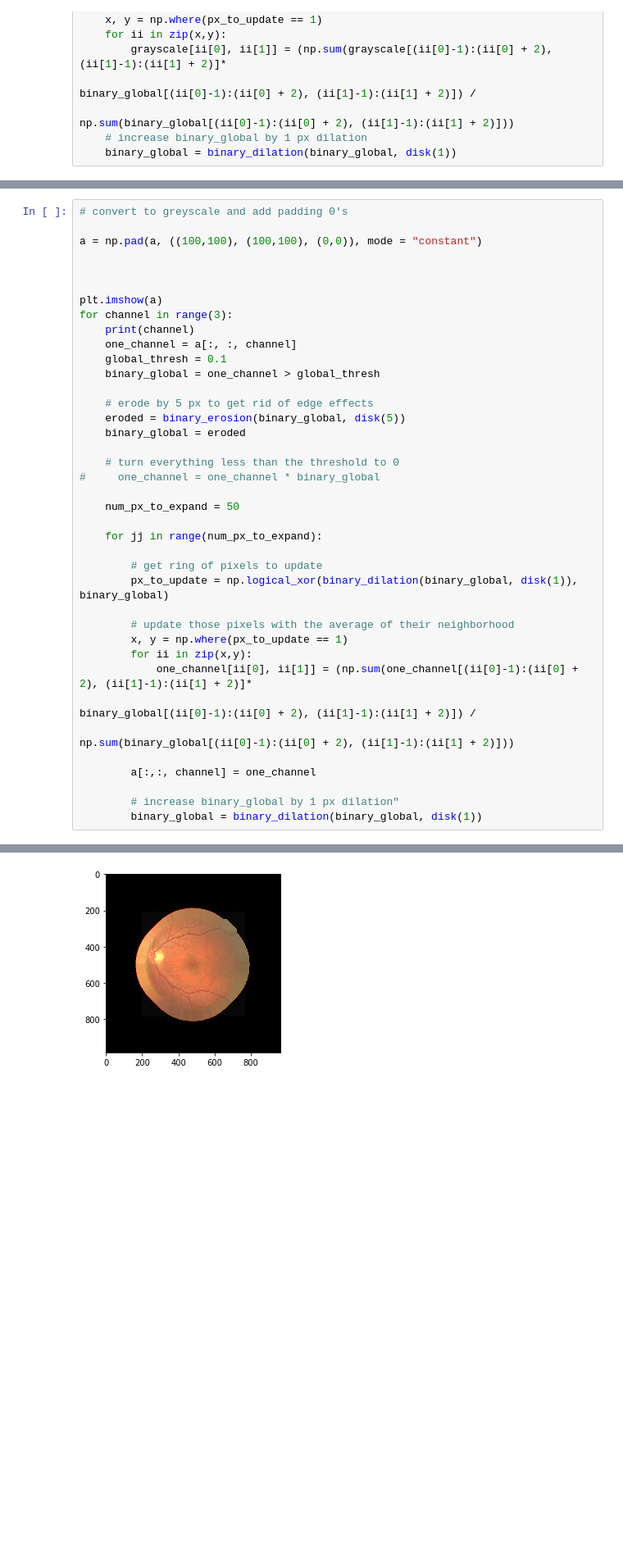
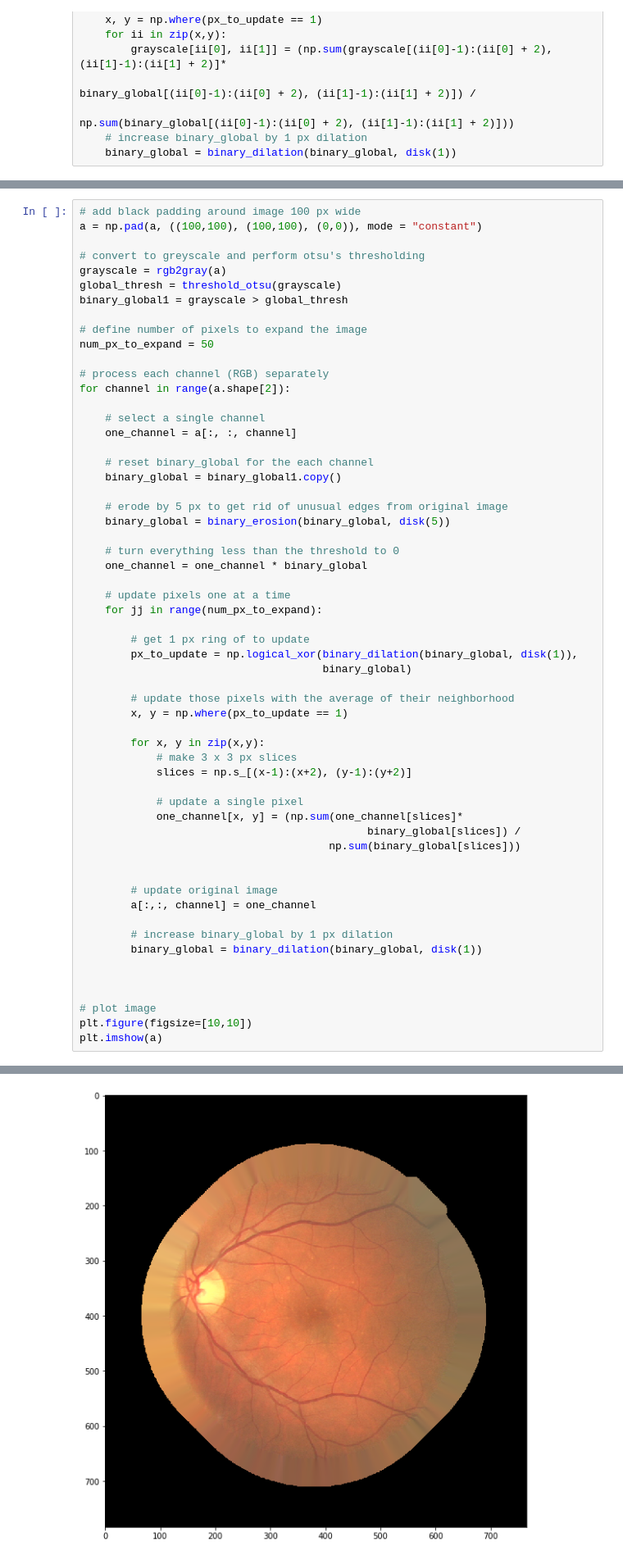
Before and after one commit to callinSwitzer/GarbageCollector, a Jupyter notebook: StackOverflowQuestions.ipynb, the cells around one changed output, grey strips where cells are left out. Shown at 82% size. Saved outputs shown, nothing was run; the diff lists cells and outputs as text; blank space fills up the shorter version.

```diff
--- a/StackOverflowQuestions.ipynb
+++ b/StackOverflowQuestions.ipynb
@@ -900,40 +900,59 @@ a = plt.imread(f)
 # %%
-# convert to greyscale and add padding 0's
+# add black padding around image 100 px wide
+a = np.pad(a, ((100,100), (100,100), (0,0)), mode = "constant")
 
-a = np.pad(a, ((100,100), (100,100), (0,0)), mode = "constant")
+# convert to greyscale and perform otsu's thresholding
+grayscale = rgb2gray(a)
+global_thresh = threshold_otsu(grayscale)
+binary_global1 = grayscale > global_thresh
+
+# define number of pixels to expand the image
+num_px_to_expand = 50
+
+# process each channel (RGB) separately
+for channel in range(a.shape[2]):
+
+    # select a single channel
+    one_channel = a[:, :, channel]
+
+    # reset binary_global for the each channel
+    binary_global = binary_global1.copy()
+
+    # erode by 5 px to get rid of unusual edges from original image
+    binary_global = binary_erosion(binary_global, disk(5))
+
+    # turn everything less than the threshold to 0
+    one_channel = one_channel * binary_global
+
+    # update pixels one at a time
+    for jj in range(num_px_to_expand):
+
+        # get 1 px ring of to update
+        px_to_update = np.logical_xor(binary_dilation(binary_global, disk(1)),
+                                      binary_global)
+
+        # update those pixels with the average of their neighborhood
+        x, y = np.where(px_to_update == 1)
+
+        for x, y in zip(x,y):
+            # make 3 x 3 px slices
+            slices = np.s_[(x-1):(x+2), (y-1):(y+2)]
+
+            # update a single pixel
+            one_channel[x, y] = (np.sum(one_channel[slices]*
+                                             binary_global[slices]) /
+                                       np.sum(binary_global[slices]))
+
+
+        # update original image
+        a[:,:, channel] = one_channel
+
+        # increase binary_global by 1 px dilation
+        binary_global = binary_dilation(binary_global, disk(1))
 
 
 
+# plot image
+plt.figure(figsize=[10,10])
 plt.imshow(a)
-for channel in range(3):
-    print(channel)
-    one_channel = a[:, :, channel]
-    global_thresh = 0.1
-    binary_global = one_channel > global_thresh
-
-    # erode by 5 px to get rid of edge effects
-    eroded = binary_erosion(binary_global, disk(5))
-    binary_global = eroded
-
-    # turn everything less than the threshold to 0
-#     one_channel = one_channel * binary_global
-
-    num_px_to_expand = 50
-
-    for jj in range(num_px_to_expand):
-
-        # get ring of pixels to update
-        px_to_update = np.logical_xor(binary_dilation(binary_global, disk(1)), binary_global)
-
-        # update those pixels with the average of their neighborhood
-        x, y = np.where(px_to_update == 1)
-        for ii in zip(x,y):
-            one_channel[ii[0], ii[1]] = (np.sum(one_channel[(ii[0]-1):(ii[0] + 2), (ii[1]-1):(ii[1] + 2)]*
-                                                                         binary_global[(ii[0]-1):(ii[0] + 2), (ii[1]-1):(ii[1] + 2)]) /
-                                                                   np.sum(binary_global[(ii[0]-1):(ii[0] + 2), (ii[1]-1):(ii[1] + 2)]))
-
-        a[:,:, channel] = one_channel
-
-        # increase binary_global by 1 px dilation"
-        binary_global = binary_dilation(binary_global, disk(1))
 # %% [output]
@@ -943 +960 @@ for channel in range(3):
-[figure, old version]
+[figure, new version]
```
Also changed, not shown: parts of 13 cells of this notebook.
